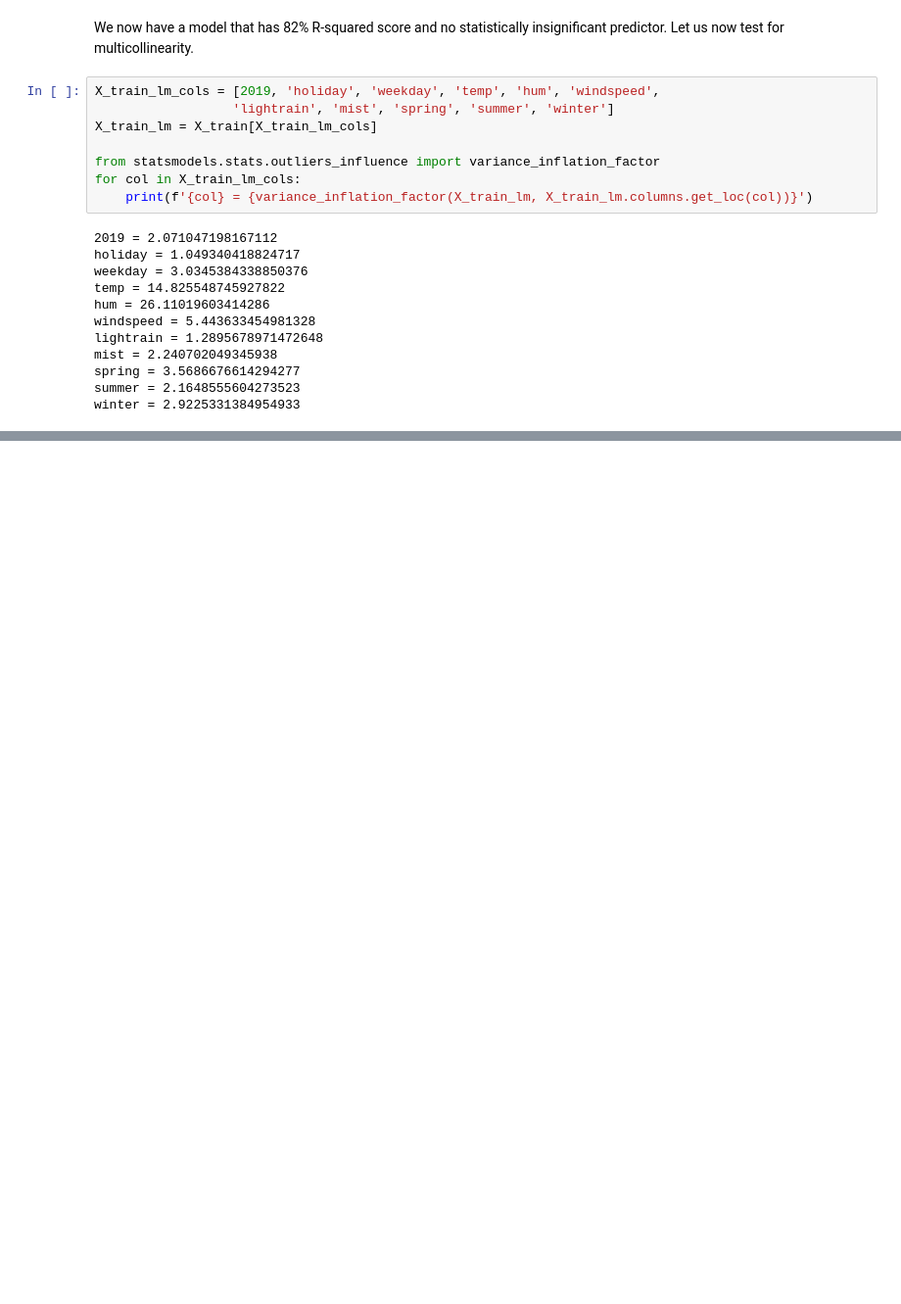
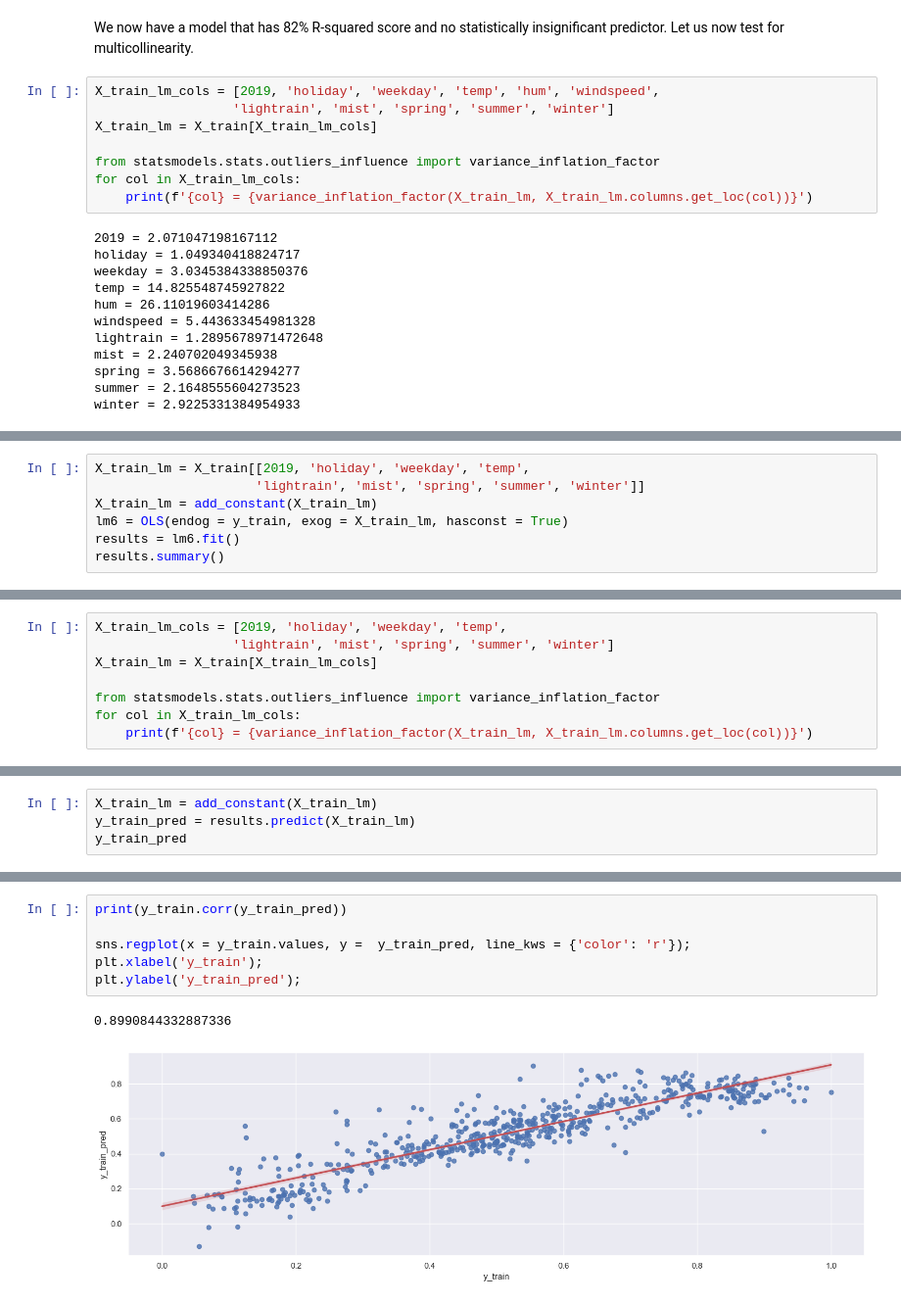
Before and after one commit to somrikbanerjee/ml_bike_sharing, a Jupyter notebook: bike_sharing_analysis.ipynb, the cells around one changed output, grey strips where cells are left out. Shown at 98% size. Cells and saved outputs as stored; diff of their text form; blank space fills up the shorter version.

```diff
--- a/bike_sharing_analysis.ipynb
+++ b/bike_sharing_analysis.ipynb
@@ -466,0 +532,7 @@ winter = 2.9225331384954933
+# %%
+X_train_lm = X_train[[2019, 'holiday', 'weekday', 'temp',
+                     'lightrain', 'mist', 'spring', 'summer', 'winter']]
+X_train_lm = add_constant(X_train_lm)
+lm6 = OLS(endog = y_train, exog = X_train_lm, hasconst = True)
+results = lm6.fit()
+results.summary()
@@ -466,0 +567,8 @@ winter = 2.9225331384954933
+# %%
+X_train_lm_cols = [2019, 'holiday', 'weekday', 'temp',
+                  'lightrain', 'mist', 'spring', 'summer', 'winter']
+X_train_lm = X_train[X_train_lm_cols]
+
+from statsmodels.stats.outliers_influence import variance_inflation_factor
+for col in X_train_lm_cols:
+    print(f'{col} = {variance_inflation_factor(X_train_lm, X_train_lm.columns.get_loc(col))}')
@@ -466,0 +597,4 @@ winter = 2.9225331384954933
+# %%
+X_train_lm = add_constant(X_train_lm)
+y_train_pred = results.predict(X_train_lm)
+y_train_pred
@@ -466,0 +614,9 @@ winter = 2.9225331384954933
+# %%
+print(y_train.corr(y_train_pred))
+
+sns.regplot(x = y_train.values, y =  y_train_pred, line_kws = {'color': 'r'});
+plt.xlabel('y_train');
+plt.ylabel('y_train_pred');
+# %% [output]
+0.8990844332887336
+[figure, added]
```
Also changed, not shown: parts of 40 cells of this notebook.
